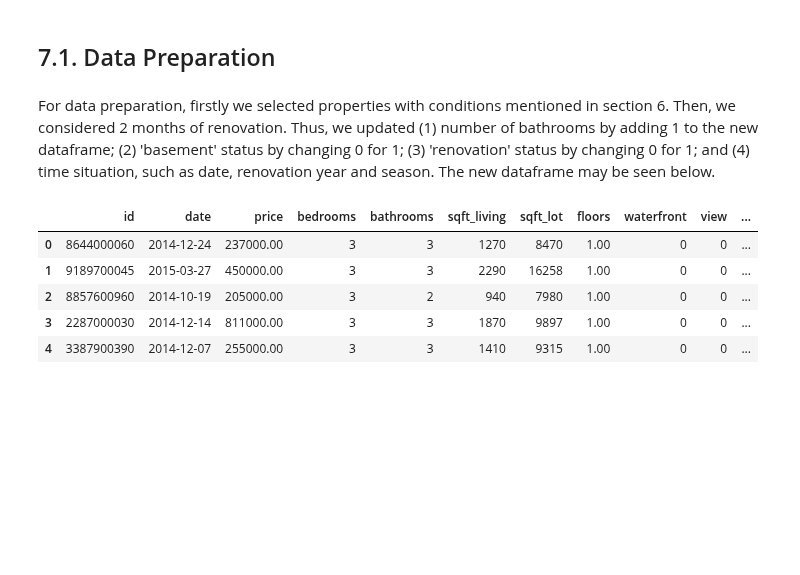
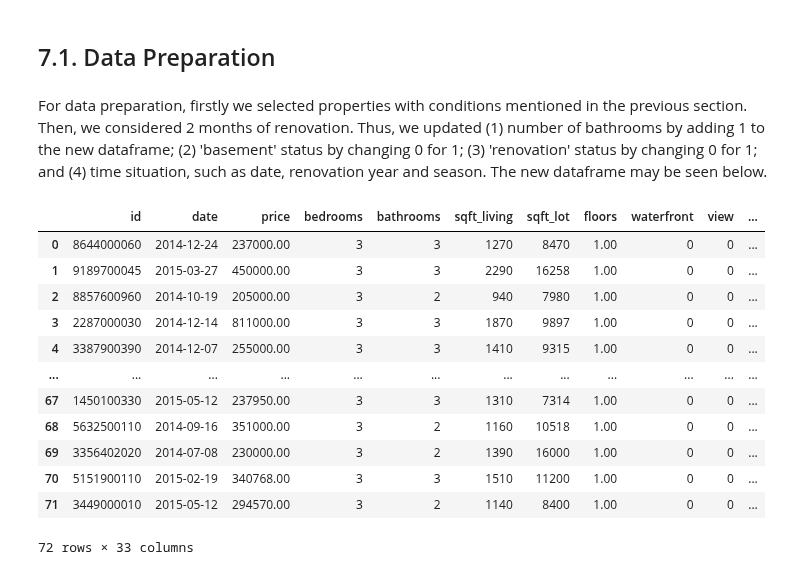
Before and after one commit to lucasquemelli/House_Rocket_Machine_Learning, a Jupyter notebook: House_Rocket_ML.ipynb, the cells around one changed output. Cells and saved outputs as stored; diff of their text form; code cells hidden in the pictures; blank space fills up the shorter version.

```diff
--- a/House_Rocket_ML.ipynb
+++ b/House_Rocket_ML.ipynb
@@ -2227,7 +2227,7 @@ House Rocket should do a renovation to raise the sale price. The suggestions are
 # %% [markdown]
 ## 7.1. Data Preparation
 # %% [markdown]
-For data preparation, firstly we selected properties with conditions mentioned in section 6. Then, we considered 2 months of renovation. Thus, we updated (1) number of bathrooms by adding 1 to the new dataframe; (2) 'basement' status by changing 0 for 1; (3) 'renovation' status by changing 0 for 1; and (4) time situation, such as date, renovation year and season. The new dataframe may be seen below.
+For data preparation, firstly we selected properties with conditions mentioned in the previous section. Then, we considered 2 months of renovation. Thus, we updated (1) number of bathrooms by adding 1 to the new dataframe; (2) 'basement' status by changing 0 for 1; (3) 'renovation' status by changing 0 for 1; and (4) time situation, such as date, renovation year and season. The new dataframe may be seen below.
 # %%
 def data_copy(data_analysis):
   data_business = data_analysis.copy()
@@ -2288,11 +2288,18 @@ if __name__ == '__main__':
 
   data_business_new = data_preparation(data_business)
 # %%
-data_business_new.head()
+data_business_new
 # %% [output]
 |  | id | date | price | bedrooms | bathrooms | sqft_living | sqft_lot | floors | waterfront | view | ... |
 | 0 | 8644000060 | 2014-12-24 | 237000.00 | 3 | 3 | 1270 | 8470 | 1.00 | 0 | 0 | ... |
 | 1 | 9189700045 | 2015-03-27 | 450000.00 | 3 | 3 | 2290 | 16258 | 1.00 | 0 | 0 | ... |
 | 2 | 8857600960 | 2014-10-19 | 205000.00 | 3 | 2 | 940 | 7980 | 1.00 | 0 | 0 | ... |
 | 3 | 2287000030 | 2014-12-14 | 811000.00 | 3 | 3 | 1870 | 9897 | 1.00 | 0 | 0 | ... |
 | 4 | 3387900390 | 2014-12-07 | 255000.00 | 3 | 3 | 1410 | 9315 | 1.00 | 0 | 0 | ... |
+| ... | ... | ... | ... | ... | ... | ... | ... | ... | ... | ... | ... |
+| 67 | 1450100330 | 2015-05-12 | 237950.00 | 3 | 3 | 1310 | 7314 | 1.00 | 0 | 0 | ... |
+| 68 | 5632500110 | 2014-09-16 | 351000.00 | 3 | 2 | 1160 | 10518 | 1.00 | 0 | 0 | ... |
+| 69 | 3356402020 | 2014-07-08 | 230000.00 | 3 | 2 | 1390 | 16000 | 1.00 | 0 | 0 | ... |
+| 70 | 5151900110 | 2015-02-19 | 340768.00 | 3 | 3 | 1510 | 11200 | 1.00 | 0 | 0 | ... |
+| 71 | 3449000010 | 2015-05-12 | 294570.00 | 3 | 2 | 1140 | 8400 | 1.00 | 0 | 0 | ... |
+72 rows × 33 columns
```
